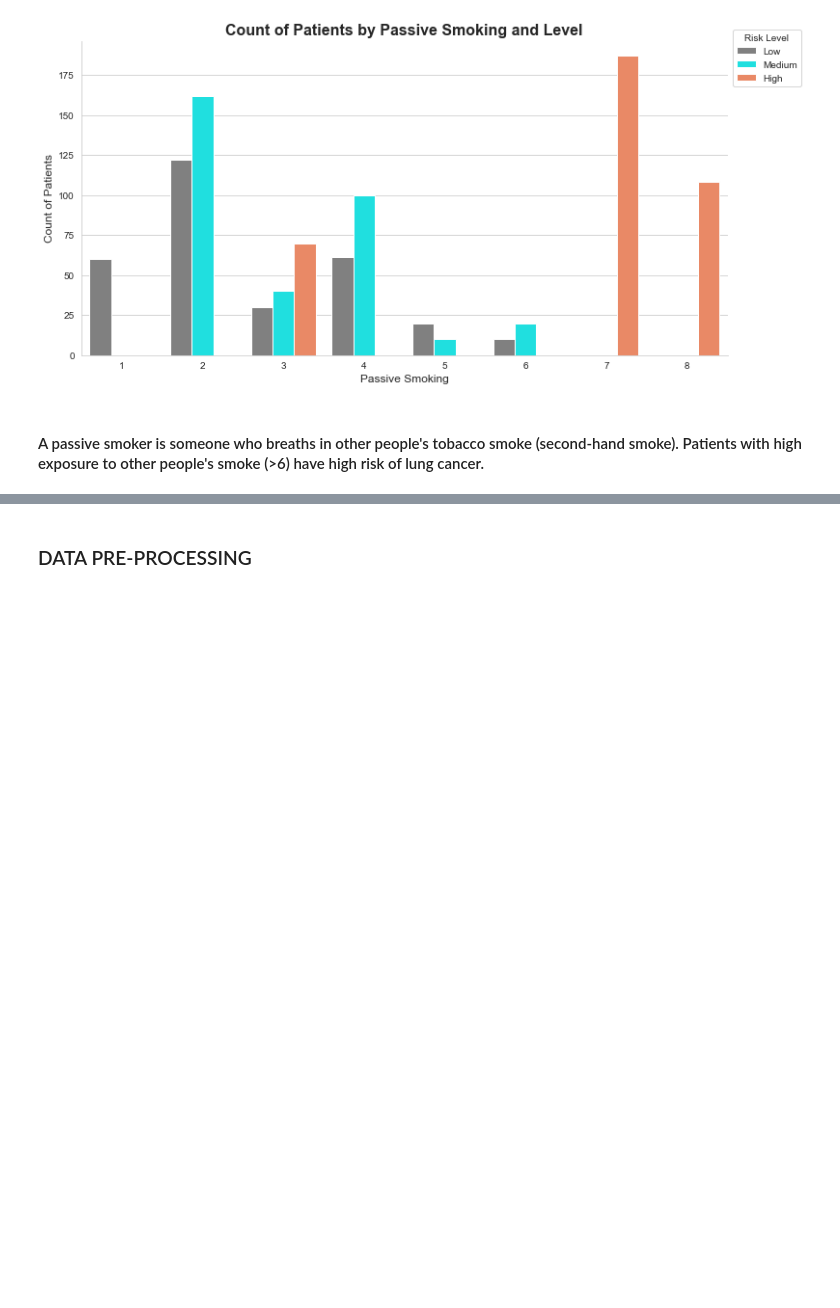
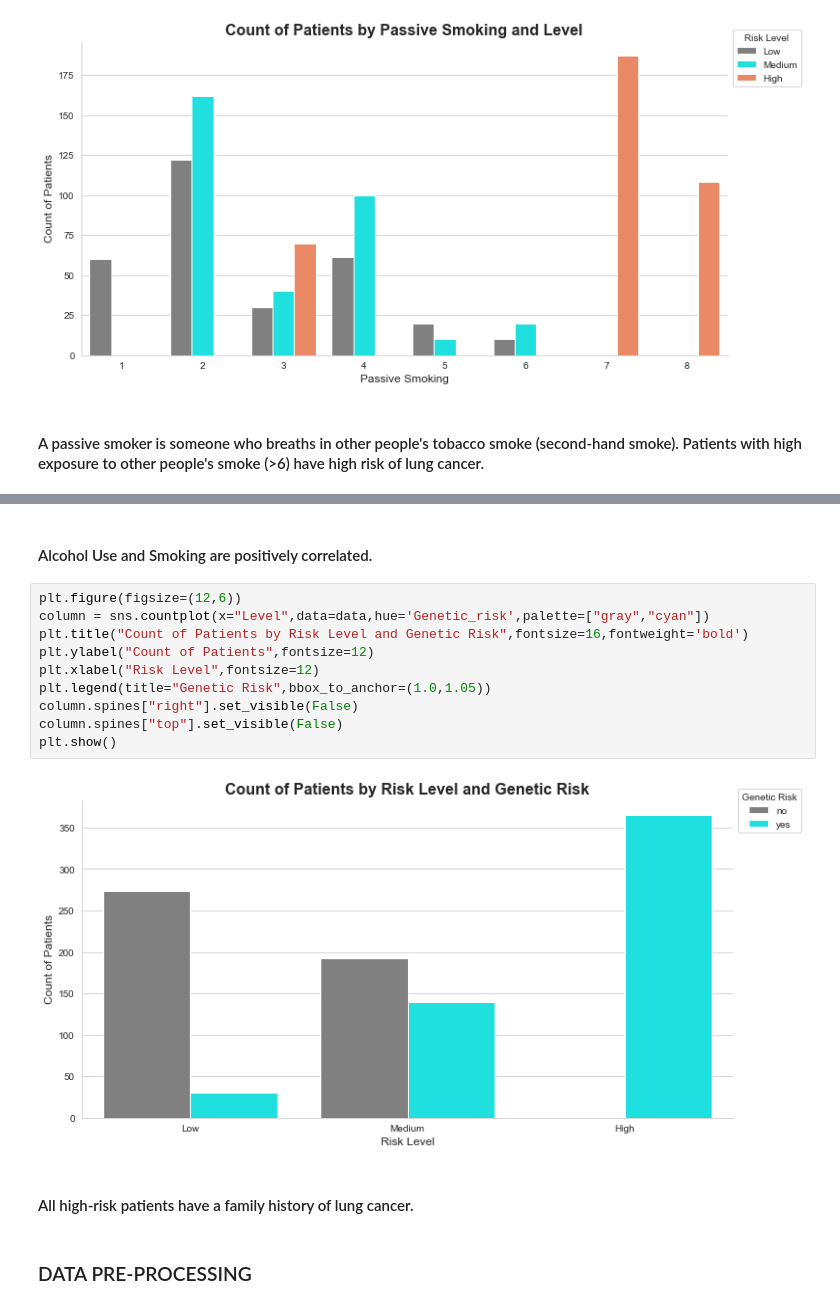
Before and after one commit to Lehita/PROJECTS, a Jupyter notebook: Lung Cancer Risk Prediction/Lung Cancer Project.ipynb, the cells around one changed output, grey strips where cells are left out. Cells and saved outputs as stored; diff of their text form; blank space fills up the shorter version.

```diff
--- a/Lung Cancer Risk Prediction/Lung Cancer Project.ipynb
+++ b/Lung Cancer Risk Prediction/Lung Cancer Project.ipynb
@@ -324,3 +374,19 @@ plt.show()
+# %% [markdown]
+#### Alcohol Use and Smoking are positively correlated.
+# %%
+plt.figure(figsize=(12,6))
+column = sns.countplot(x="Level",data=data,hue='Genetic_risk',palette=["gray","cyan"])
+plt.title("Count of Patients by Risk Level and Genetic Risk",fontsize=16,fontweight='bold')
+plt.ylabel("Count of Patients",fontsize=12)
+plt.xlabel("Risk Level",fontsize=12)
+plt.legend(title="Genetic Risk",bbox_to_anchor=(1.0,1.05))
+column.spines["right"].set_visible(False)
+column.spines["top"].set_visible(False)
+plt.show()
+# %% [output]
+[figure, added]
+# %% [markdown]
+#### All high-risk patients have a family history of lung cancer.
 # %% [markdown]
 ### DATA PRE-PROCESSING
 # %%
```
Also changed, not shown: parts of 5 cells of this notebook, 1 other file.
